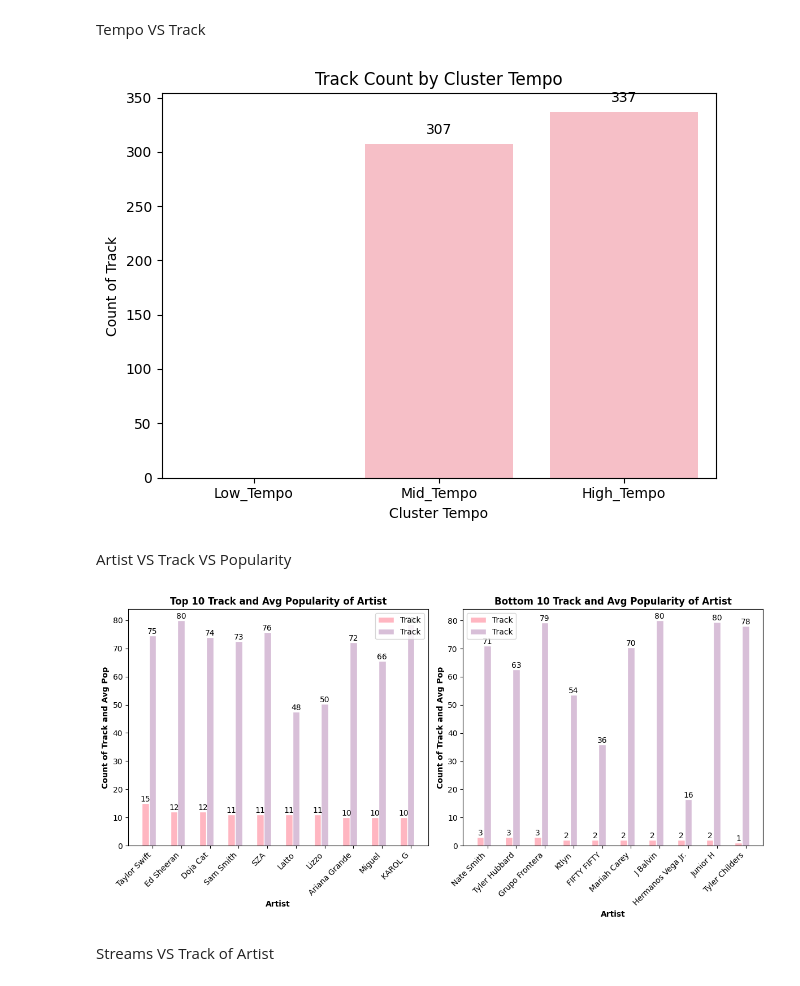
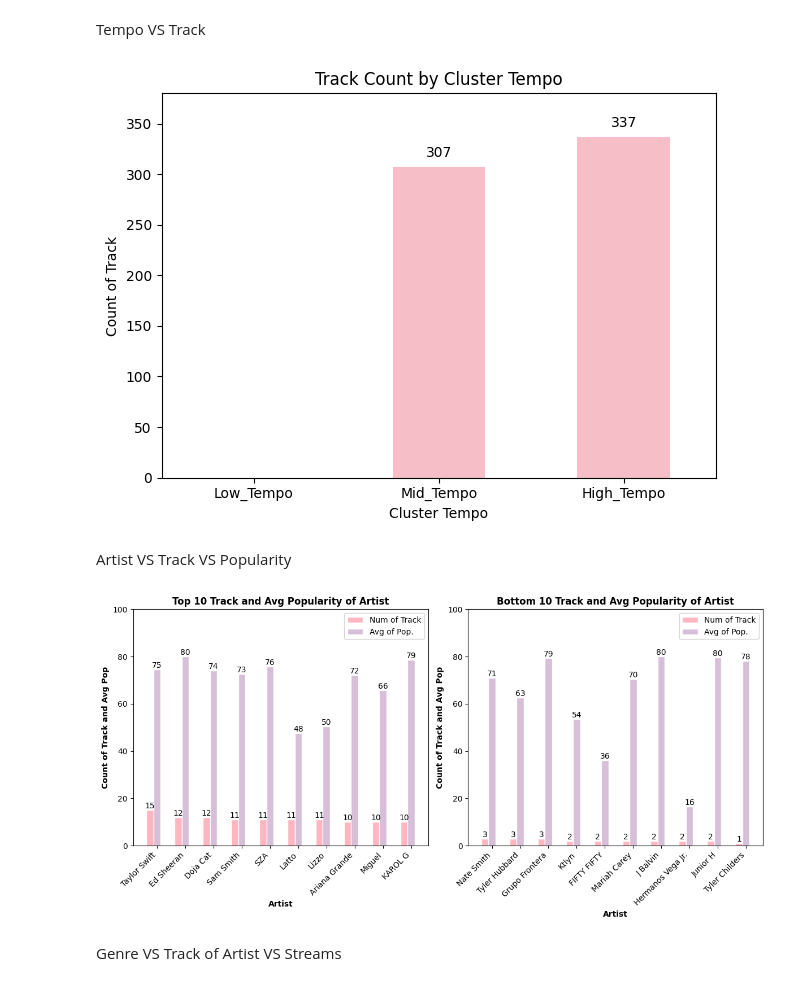
Before and after one commit to SteveOat/Hit-Song, a Jupyter notebook: เบนซ์แก้.ipynb, the cells around one changed output. Saved outputs shown, nothing was run; the diff lists cells and outputs as text; code cells hidden in the pictures.

```diff
--- a/เบนซ์แก้.ipynb
+++ b/เบนซ์แก้.ipynb
@@ -332,17 +323,18 @@ Duration VS Track
 # %%
 cluster_duration_count = df_final.groupby('Cluster_Duration(Min)')['Track'].count().reset_index()
 
-keyplot = sns.barplot(x='Cluster_Duration(Min)', y='Track', data=cluster_duration_count,color='#CBC3E3')
+durationplot = sns.barplot(x='Cluster_Duration(Min)', y='Track', data=cluster_duration_count,color='#CBC3E3',width=0.5)
 
-for p in keyplot.patches:
-    keyplot.annotate(format(p.get_height(), '.0f'),
+for p in durationplot.patches:
+    durationplot.annotate(format(p.get_height(), '.0f'),
                 (p.get_x() + p.get_width() / 2., p.get_height()),
                 ha='center', va='center',
                 xytext=(0, 10), textcoords='offset points')
 
-plt.xlabel("Cluster Duration")
-plt.ylabel("Count of Track")
-plt.title("Track Count by Cluster Duration")
+durationplot.set_ylim([0,500])
+plt.xlabel('Cluster Duration')
+plt.ylabel('Count of Track')
+plt.title('Track Count by Cluster Duration')
 plt.xticks( ha='center')
 plt.tight_layout()
 plt.show()
@@ -421,19 +413,19 @@ sort_loud = ['Low_Loud', 'Mid_Loud', 'High_Loud']
 # Adjust the figure size to increase height ถ้าอยากขยายกราฟ
 #plt.figure(figsize=(8, 6))
 # Create the bar plot
-keyplot = sns.barplot(x='Cluster_Loudness', y='Track', data= cluster_loud_count,color='#FFB6C1', order=sort_loud)
+loudplot = sns.barplot(x='Cluster_Loudness', y='Track', data= cluster_loud_count,color='#FFB6C1', order=sort_loud,width=0.5)
 
 # Add labels to the bars
-for p in keyplot.patches:
-    keyplot.annotate(format(p.get_height(), '.0f'),
+for p in loudplot.patches:
+    loudplot.annotate(format(p.get_height(), '.0f'),
                 (p.get_x() + p.get_width() / 2., p.get_height()),
                 ha='center', va='center',
                 xytext=(0, 10), textcoords='offset points')
 
-
-plt.xlabel("Cluster Loudness")
-plt.ylabel("Count of Track")
-plt.title("Track Count by Cluster Loudness")
+loudplot.set_ylim([0,680])
+plt.xlabel('Cluster Loudness')
+plt.ylabel('Count of Track')
+plt.title('Track Count by Cluster Loudness')
 plt.xticks( ha='center')  # Rotate x-axis labels if needed
 plt.tight_layout()
 plt.show()
@@ -594,31 +586,31 @@ Tempo VS Track
 # %%
 # Group by 'Cluster_Key' and count 'Track'
 cluster_tempo_count = df_final.groupby('Cluster_Tempo')['Track'].count().reset_index()
 
 #กำหนดแกน x ว่าจะเรียงแบบไหน
 sort_tempo = ['Low_Tempo', 'Mid_Tempo', 'High_Tempo']
 
 # Adjust the figure size to increase height ถ้าอยากขยายกราฟ
 #plt.figure(figsize=(8, 6))
 # Create the bar plot
-keyplot = sns.barplot(x='Cluster_Tempo', y='Track', data= cluster_tempo_count,color='#FFB6C1', order=sort_tempo)
+tempoplot = sns.barplot(x='Cluster_Tempo', y='Track', data= cluster_tempo_count,color='#FFB6C1', order=sort_tempo,width=0.5)
 
 # Add labels to the bars
-for p in keyplot.patches:
-    keyplot.annotate(format(p.get_height(), '.0f'),
+for p in tempoplot.patches:
+    tempoplot.annotate(format(p.get_height(), '.0f'),
                 (p.get_x() + p.get_width() / 2., p.get_height()),
                 ha='center', va='center',
                 xytext=(0, 10), textcoords='offset points')
 
-
-plt.xlabel("Cluster Tempo")
-plt.ylabel("Count of Track")
-plt.title("Track Count by Cluster Tempo")
+tempoplot.set_ylim([0,380])
+plt.xlabel('Cluster Tempo')
+plt.ylabel('Count of Track')
+plt.title('Track Count by Cluster Tempo')
 plt.xticks( ha='center')  # Rotate x-axis labels if needed
 plt.tight_layout()
 plt.show()
 # %% [output]
-[figure, old version]
+[figure, new version]
 # %% [markdown]
 Artist VS Track VS Popularity
 # %%
@@ -641,8 +633,8 @@ def create_grouped_bar_chart(ax, data1, data2, title):
     r2 = [x + barWidth for x in r1]
 
     # Make the plot
-    bar1 = ax.bar(r1, data1['Track'], color='#FFB6C1', width=barWidth, edgecolor='white', label='Track')
-    bar2 = ax.bar(r2, data2['Popularity'], color='#D8BFD8', width=barWidth, edgecolor='white', label='Track')
+    bar1 = ax.bar(r1, data1['Track'], color='#FFB6C1', width=barWidth, edgecolor='white', label='Num of Track')
+    bar2 = ax.bar(r2, data2['Popularity'], color='#D8BFD8', width=barWidth, edgecolor='white', label='Avg of Pop.')
 
     # Add xticks on the middle of the group bars
     ax.set_xlabel("Artist", fontweight='bold')
@@ -650,7 +642,7 @@ def create_grouped_bar_chart(ax, data1, data2, title):
     ax.set_xticklabels(data1['Artist'], rotation=45, ha='right')
 
     # Add ylabel and title
-    ax.set_ylabel("Count of Track and Avg Pop", fontweight='bold')
+    ax.set_ylabel('Count of Track and Avg Pop', fontweight='bold')
     ax.set_title(title, fontweight='bold')
 
     for bar in bar1+bar2:
@@ -658,22 +650,23 @@ def create_grouped_bar_chart(ax, data1, data2, title):
         ax.text(bar.get_x() + bar.get_width() / 2, height,
                 f'{height:.0f}', ha='center', va='bottom')
 
+    ax.set_ylim([0, 100])
     # Add legend
     ax.legend()
 
 # Create grouped bar chart for top 10
-create_grouped_bar_chart(ax1,top_10_track,top_10_pop, "Top 10 Track and Avg Popularity of Artist")
+create_grouped_bar_chart(ax1,top_10_track,top_10_pop, 'Top 10 Track and Avg Popularity of Artist')
 
 # Get the bottom 10 rows for both columns
 bottom_10_track = cluster_artist_count[['Artist','Track']].tail(10)
 bottom_10_pop = cluster_artist_count[['Artist','Popularity']].tail(10)
 # Create grouped bar chart for bottom 10
-create_grouped_bar_chart(ax2, bottom_10_track,bottom_10_pop, "Bottom 10 Track and Avg Popularity of Artist")
+create_grouped_bar_chart(ax2, bottom_10_track,bottom_10_pop, 'Bottom 10 Track and Avg Popularity of Artist')
 
 # Adjust layout and show the plot
 plt.tight_layout()
 plt.show()
 # %% [output]
-[figure, old version]
+[figure, new version]
 # %% [markdown]
-Streams VS Track of Artist
+Genre VS  Track of Artist VS Streams
```
Also changed, not shown: parts of 14 cells of this notebook.
